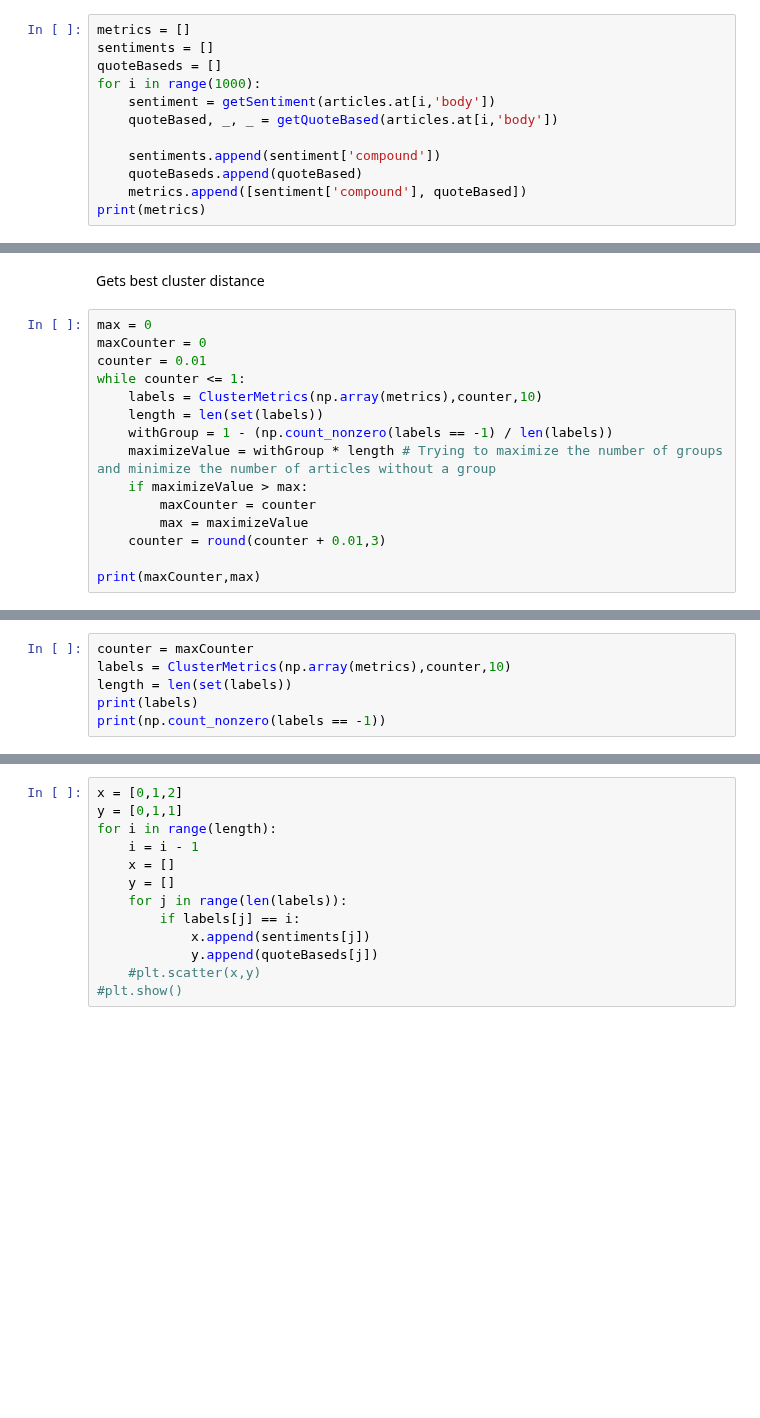
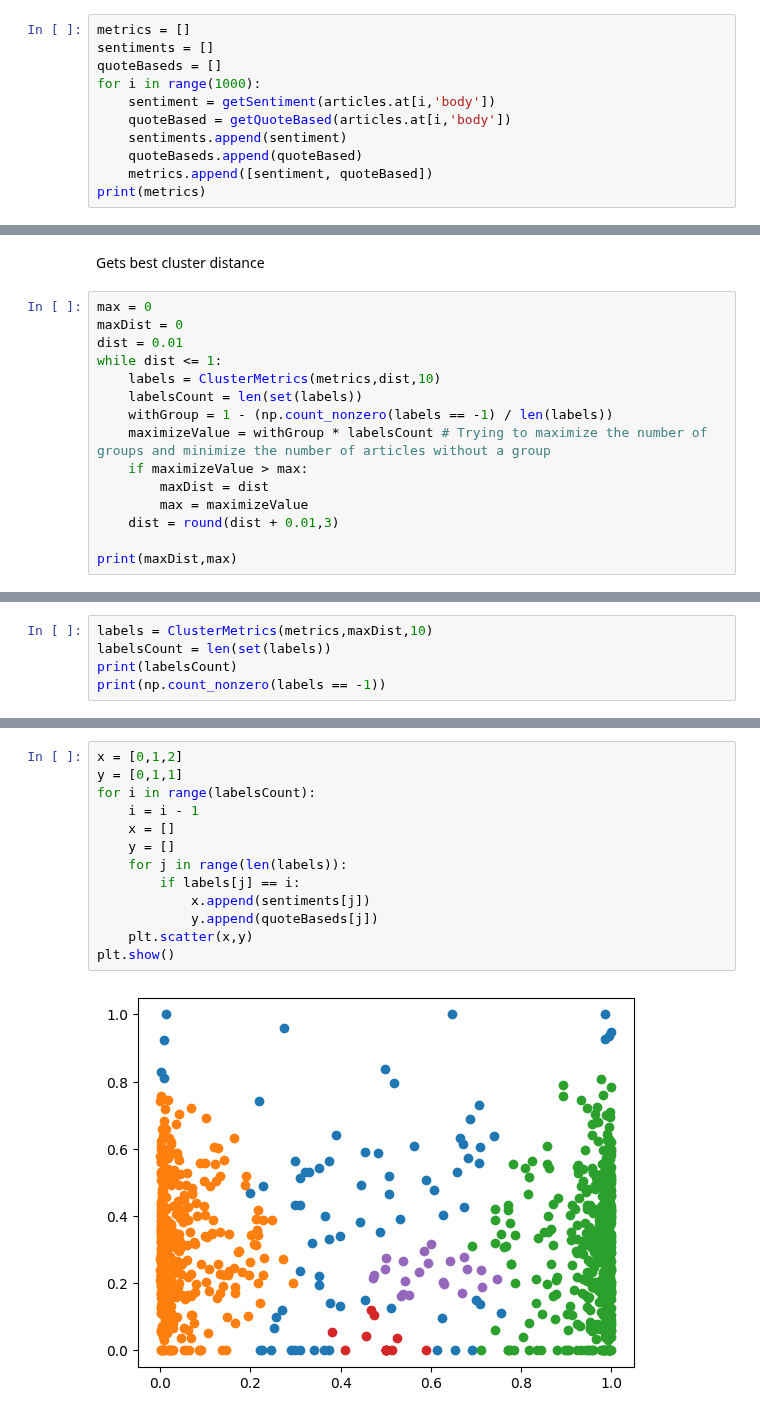
Before and after one commit to TobyBritton1/NewsBiasMapping, a Jupyter notebook: DBSCANTest.ipynb, the cells around one changed output, grey strips where cells are left out. Cells and saved outputs as stored; diff of their text form; blank space fills up the shorter version.

```diff
--- a/DBSCANTest.ipynb
+++ b/DBSCANTest.ipynb
@@ -45,10 +44,9 @@ sentiments = []
 quoteBaseds = []
 for i in range(1000):
     sentiment = getSentiment(articles.at[i,'body'])
-    quoteBased, _, _ = getQuoteBased(articles.at[i,'body'])
-
-    sentiments.append(sentiment['compound'])
+    quoteBased = getQuoteBased(articles.at[i,'body'])
+    sentiments.append(sentiment)
     quoteBaseds.append(quoteBased)
-    metrics.append([sentiment['compound'], quoteBased])
+    metrics.append([sentiment, quoteBased])
 print(metrics)
 # %% [output]
@@ -57,17 +55,17 @@ print(metrics)
 Gets best cluster distance
 # %%
 max = 0
-maxCounter = 0
-counter = 0.01
-while counter <= 1:
-    labels = ClusterMetrics(np.array(metrics),counter,10)
-    length = len(set(labels))
+maxDist = 0
+dist = 0.01
+while dist <= 1:
+    labels = ClusterMetrics(metrics,dist,10)
+    labelsCount = len(set(labels))
     withGroup = 1 - (np.count_nonzero(labels == -1) / len(labels))
-    maximizeValue = withGroup * length # Trying to maximize the number of groups and minimize the number of articles without a group
+    maximizeValue = withGroup * labelsCount # Trying to maximize the number of groups and minimize the number of articles without a group
     if maximizeValue > max:
-        maxCounter = counter
+        maxDist = dist
         max = maximizeValue
-    counter = round(counter + 0.01,3)
+    dist = round(dist + 0.01,3)
 
-print(maxCounter,max)
+print(maxDist,max)
 # %% [output]
@@ -75,7 +73,6 @@ print(maxCounter,max)
 # %%
-counter = maxCounter
-labels = ClusterMetrics(np.array(metrics),counter,10)
-length = len(set(labels))
-print(labels)
+labels = ClusterMetrics(metrics,maxDist,10)
+labelsCount = len(set(labels))
+print(labelsCount)
 print(np.count_nonzero(labels == -1))
 # %% [output]
@@ -99,13 +81,15 @@ print(np.count_nonzero(labels == -1))
 # %%
 x = [0,1,2]
 y = [0,1,1]
-for i in range(length):
+for i in range(labelsCount):
     i = i - 1
     x = []
     y = []
     for j in range(len(labels)):
         if labels[j] == i:
             x.append(sentiments[j])
             y.append(quoteBaseds[j])
-    #plt.scatter(x,y)
-#plt.show()
+    plt.scatter(x,y)
+plt.show()
+# %% [output]
+[figure, added]
```
Also changed, not shown: parts of 7 cells of this notebook, 3 other files.
